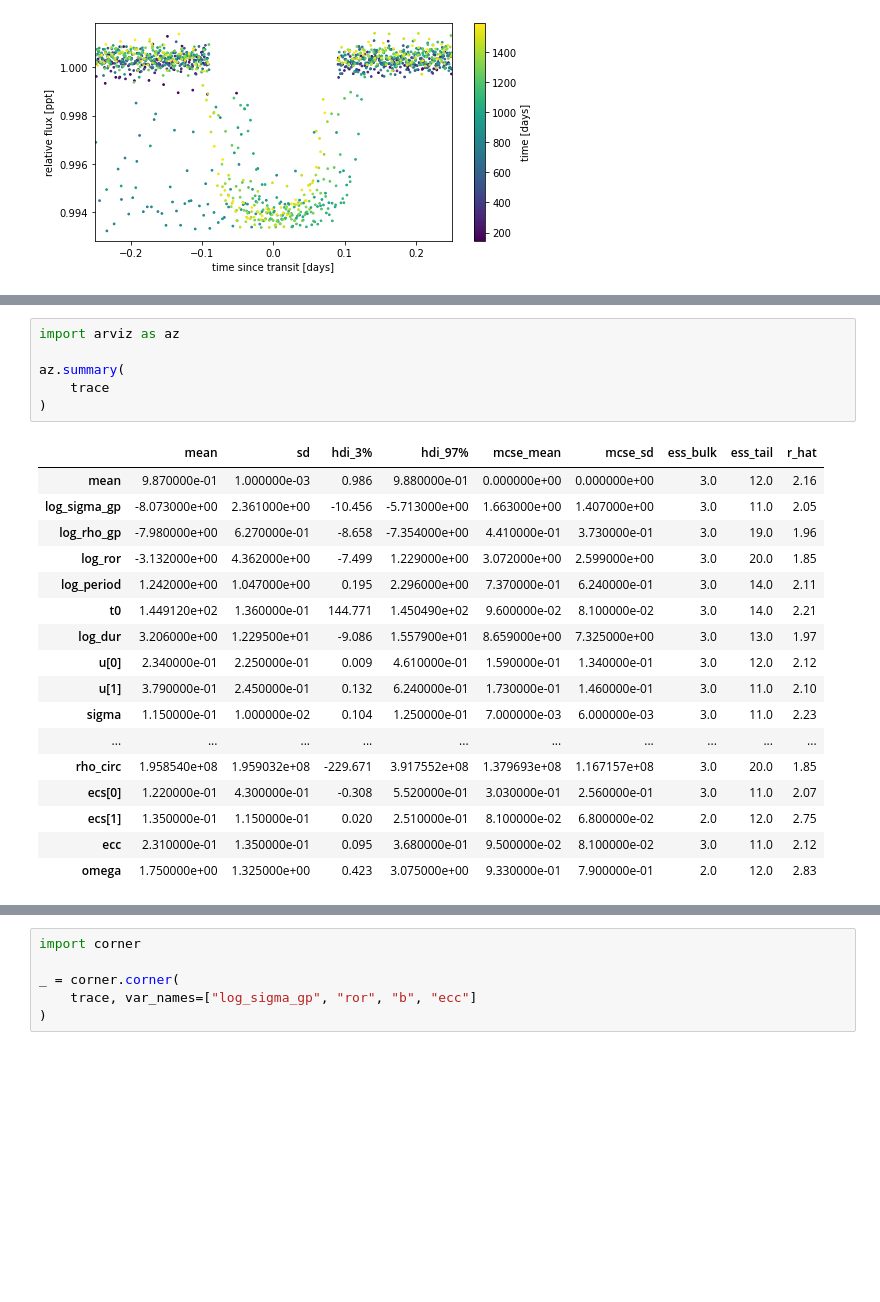
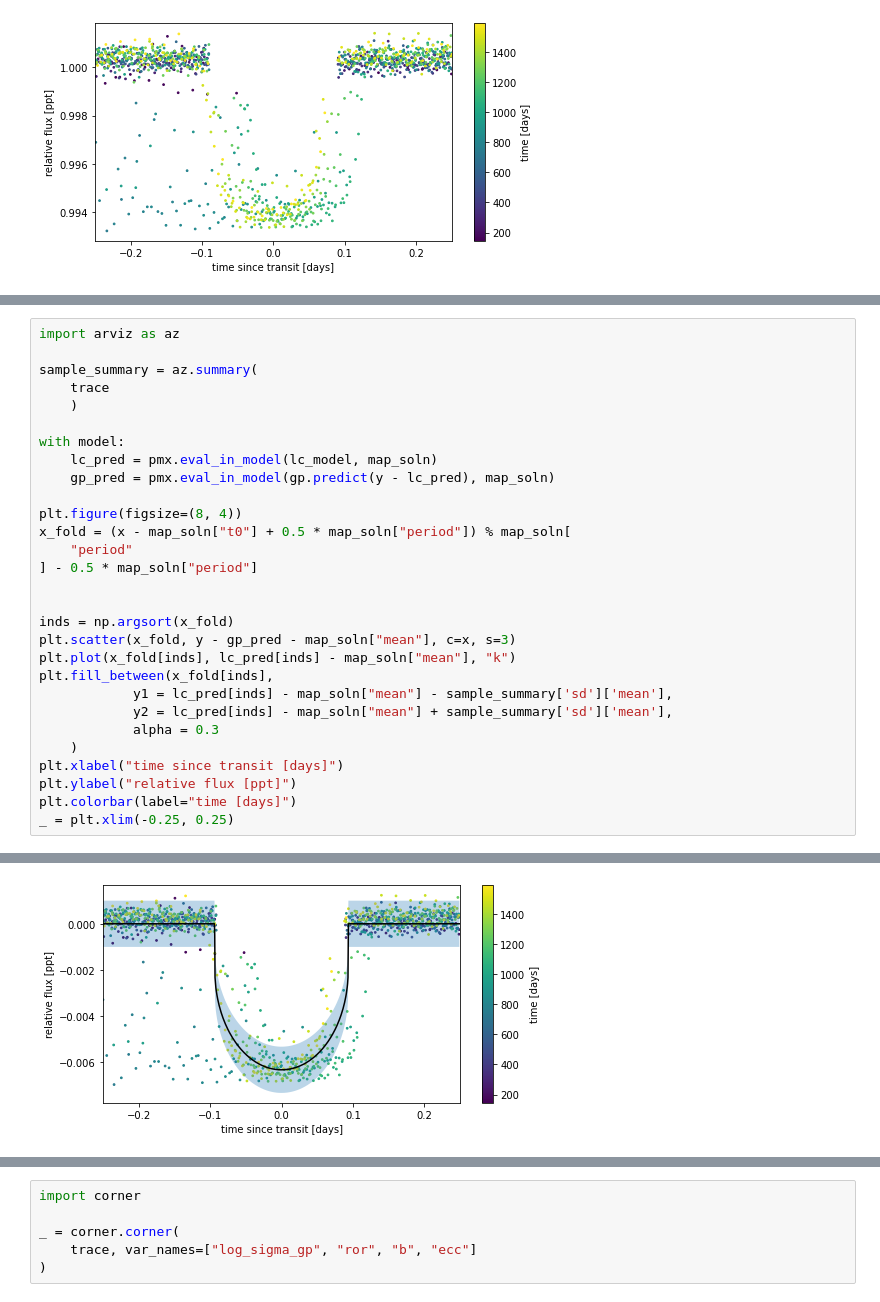
Before and after one commit to cm2435/university_computing_y3, a Jupyter notebook: ph30016_b/Chapter3_ExoLightCurves.ipynb, the cells around one changed output, grey strips where cells are left out. Cells and saved outputs as stored; diff of their text form; blank space fills up the shorter version.

Commit message:
saved coursework file, added trace object

```diff
--- a/ph30016_b/Chapter3_ExoLightCurves.ipynb
+++ b/ph30016_b/Chapter3_ExoLightCurves.ipynb
@@ -613,24 +573,30 @@ The estimated number of effective samples is smaller than 200 for some parameter
-# %%
-import arviz as az
-
-az.summary(
-    trace
-)
-# %% [output]
-|  | mean | sd | hdi_3% | hdi_97% | mcse_mean | mcse_sd | ess_bulk | ess_tail | r_hat |
-| mean | 9.870000e-01 | 1.000000e-03 | 0.986 | 9.880000e-01 | 0.000000e+00 | 0.000000e+00 | 3.0 | 12.0 | 2.16 |
-| log_sigma_gp | -8.073000e+00 | 2.361000e+00 | -10.456 | -5.713000e+00 | 1.663000e+00 | 1.407000e+00 | 3.0 | 11.0 | 2.05 |
-| log_rho_gp | -7.980000e+00 | 6.270000e-01 | -8.658 | -7.354000e+00 | 4.410000e-01 | 3.730000e-01 | 3.0 | 19.0 | 1.96 |
-| log_ror | -3.132000e+00 | 4.362000e+00 | -7.499 | 1.229000e+00 | 3.072000e+00 | 2.599000e+00 | 3.0 | 20.0 | 1.85 |
-| log_period | 1.242000e+00 | 1.047000e+00 | 0.195 | 2.296000e+00 | 7.370000e-01 | 6.240000e-01 | 3.0 | 14.0 | 2.11 |
-| t0 | 1.449120e+02 | 1.360000e-01 | 144.771 | 1.450490e+02 | 9.600000e-02 | 8.100000e-02 | 3.0 | 14.0 | 2.21 |
-| log_dur | 3.206000e+00 | 1.229500e+01 | -9.086 | 1.557900e+01 | 8.659000e+00 | 7.325000e+00 | 3.0 | 13.0 | 1.97 |
-| u[0] | 2.340000e-01 | 2.250000e-01 | 0.009 | 4.610000e-01 | 1.590000e-01 | 1.340000e-01 | 3.0 | 12.0 | 2.12 |
-| u[1] | 3.790000e-01 | 2.450000e-01 | 0.132 | 6.240000e-01 | 1.730000e-01 | 1.460000e-01 | 3.0 | 11.0 | 2.10 |
-| sigma | 1.150000e-01 | 1.000000e-02 | 0.104 | 1.250000e-01 | 7.000000e-03 | 6.000000e-03 | 3.0 | 11.0 | 2.23 |
-| ... | ... | ... | ... | ... | ... | ... | ... | ... | ... |
-| rho_circ | 1.958540e+08 | 1.959032e+08 | -229.671 | 3.917552e+08 | 1.379693e+08 | 1.167157e+08 | 3.0 | 20.0 | 1.85 |
-| ecs[0] | 1.220000e-01 | 4.300000e-01 | -0.308 | 5.520000e-01 | 3.030000e-01 | 2.560000e-01 | 3.0 | 11.0 | 2.07 |
-| ecs[1] | 1.350000e-01 | 1.150000e-01 | 0.020 | 2.510000e-01 | 8.100000e-02 | 6.800000e-02 | 2.0 | 12.0 | 2.75 |
-| ecc | 2.310000e-01 | 1.350000e-01 | 0.095 | 3.680000e-01 | 9.500000e-02 | 8.100000e-02 | 3.0 | 11.0 | 2.12 |
-| omega | 1.750000e+00 | 1.325000e+00 | 0.423 | 3.075000e+00 | 9.330000e-01 | 7.900000e-01 | 2.0 | 12.0 | 2.83 |
+# %%
+import arviz as az
+
+sample_summary = az.summary(
+    trace
+    )
+
+with model:
+    lc_pred = pmx.eval_in_model(lc_model, map_soln)
+    gp_pred = pmx.eval_in_model(gp.predict(y - lc_pred), map_soln)
+
+plt.figure(figsize=(8, 4))
+x_fold = (x - map_soln["t0"] + 0.5 * map_soln["period"]) % map_soln[
+    "period"
+] - 0.5 * map_soln["period"]
+
+
+inds = np.argsort(x_fold)
+plt.scatter(x_fold, y - gp_pred - map_soln["mean"], c=x, s=3)
+plt.plot(x_fold[inds], lc_pred[inds] - map_soln["mean"], "k")
+plt.fill_between(x_fold[inds],
+            y1 = lc_pred[inds] - map_soln["mean"] - sample_summary['sd']['mean'],
+            y2 = lc_pred[inds] - map_soln["mean"] + sample_summary['sd']['mean'],
+            alpha = 0.3
+    )
+plt.xlabel("time since transit [days]")
+plt.ylabel("relative flux [ppt]")
+plt.colorbar(label="time [days]")
+_ = plt.xlim(-0.25, 0.25)
+# %% [output]
@@ -636,0 +619 @@ az.summary(
+[figure, added]
```
Also changed, not shown: parts of 14 cells of this notebook, 2 other files.
